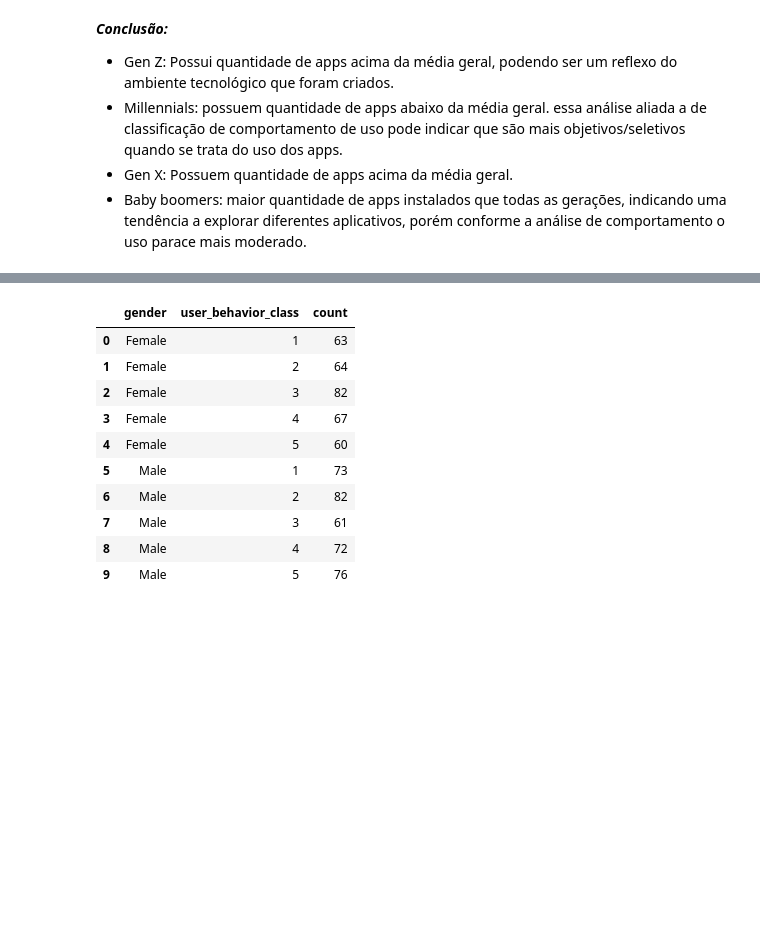
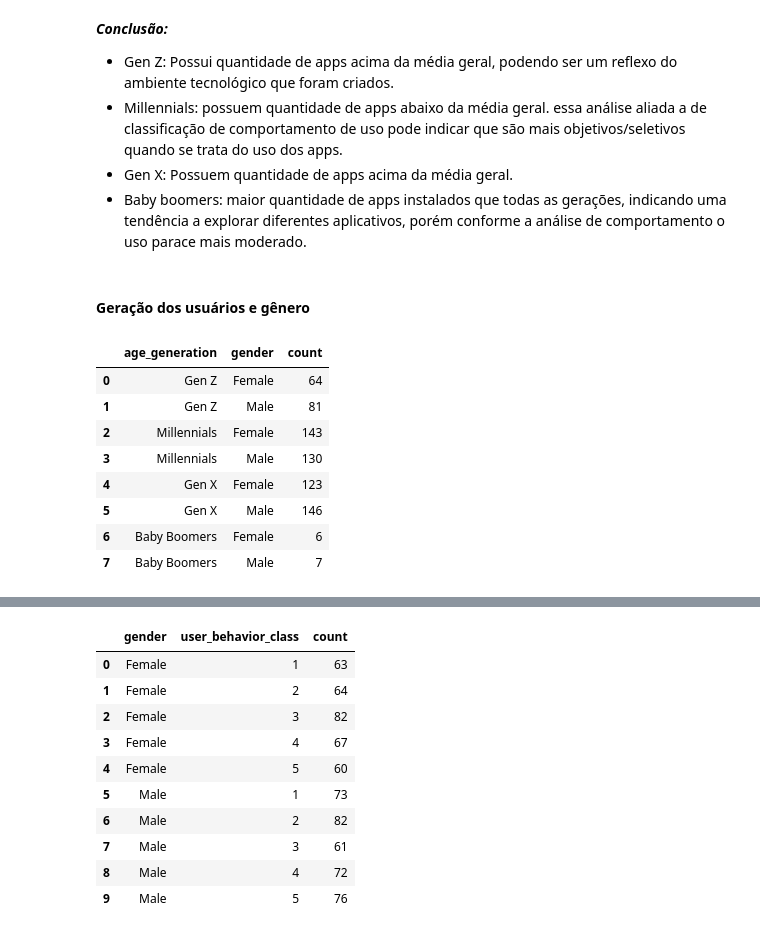
Before and after one commit to danielavescia/Mobile_Device_Usage, a Jupyter notebook: Mobile_Device_Usage.ipynb, the cells around one changed output, grey strips where cells are left out. Saved outputs shown, nothing was run; the diff lists cells and outputs as text; code cells hidden in the pictures; blank space fills up the shorter version.

```diff
--- a/Mobile_Device_Usage.ipynb
+++ b/Mobile_Device_Usage.ipynb
@@ -261,3 +261,19 @@ grouped_age_apps_installed
 * Millennials: possuem quantidade de apps abaixo da média geral. essa análise aliada a de classificação de comportamento de uso pode indicar que são mais objetivos/seletivos quando se trata do uso dos apps.
 * Gen X: Possuem quantidade de apps acima da média geral.
 * Baby boomers: maior quantidade de apps instalados que todas as gerações, indicando uma tendência a explorar diferentes aplicativos, porém conforme a análise de comportamento o uso parace mais moderado.
+# %% [markdown]
+#### Geração dos usuários e  gênero
+# %%
+#Agrupando os dados das gerações por gênero
+grouped_age_gender = df_mobile.groupby(['age_generation', 'gender'], observed=True).size().reset_index(name='count')
+grouped_age_gender
+# %% [output]
+|  | age_generation | gender | count |
+| 0 | Gen Z | Female | 64 |
+| 1 | Gen Z | Male | 81 |
+| 2 | Millennials | Female | 143 |
+| 3 | Millennials | Male | 130 |
+| 4 | Gen X | Female | 123 |
+| 5 | Gen X | Male | 146 |
+| 6 | Baby Boomers | Female | 6 |
+| 7 | Baby Boomers | Male | 7 |
```
Also changed, not shown: parts of 12 cells of this notebook.
